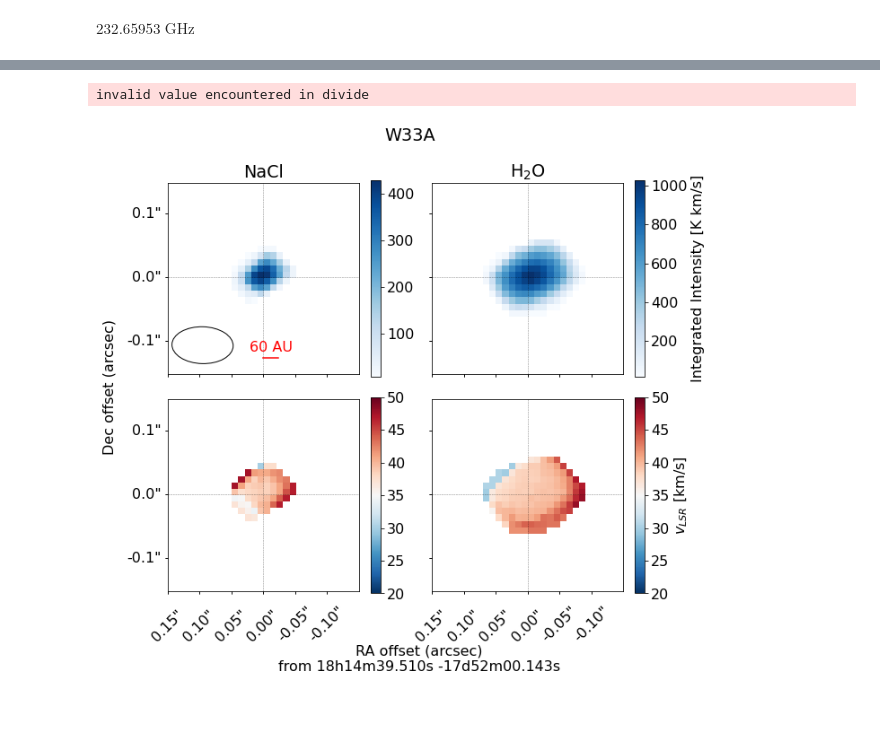
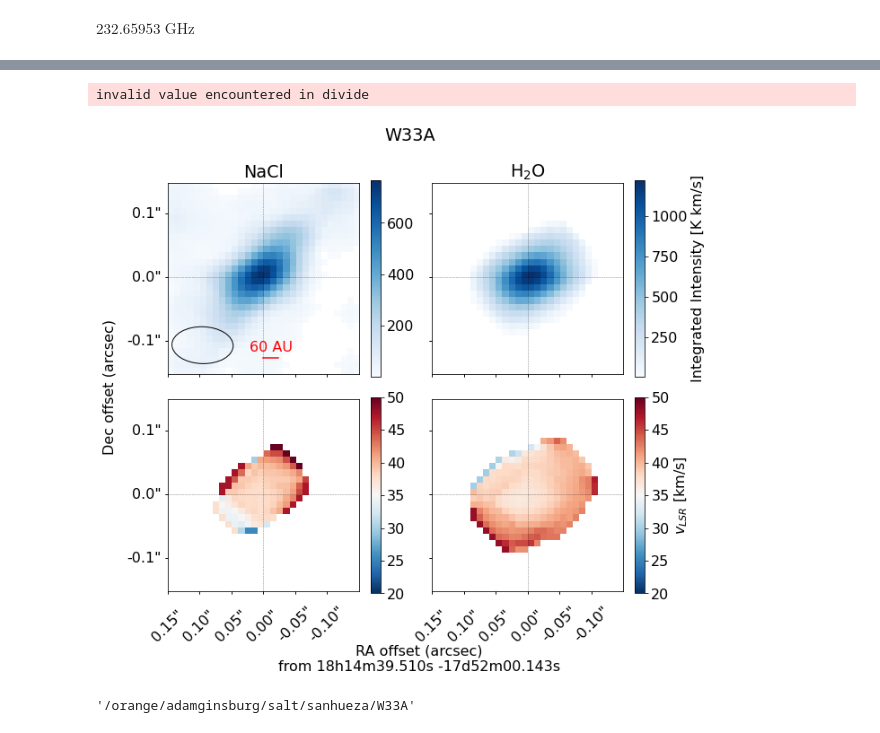
Before and after one commit to keflavich/saltmining, a Jupyter notebook: notebooks/SanhuezaW33.ipynb, the cells around one changed output, grey strips where cells are left out. Drawn from its saved outputs; the diff is of its cells as text; code cells hidden in the pictures.

```diff
--- a/notebooks/SanhuezaW33.ipynb
+++ b/notebooks/SanhuezaW33.ipynb
@@ -798,13 +889,15 @@ $232.65953 \; \mathrm{GHz}$
 from dask_image.ndmorph import binary_dilation, binary_erosion
 
 slcs = slice(None), slice(None), slice(None) #slice(4,-1), slice(6,-6)
-m3d = (stackc.subcube_from_regions(regvsm) > 15*u.K).include()
-m3d = scipy.ndimage.binary_erosion(m3d, iterations=1)
-m3d = scipy.ndimage.binary_dilation(m3d, iterations=2)
-#m3d = m3d.compute()
+m3dm0 = (stackc.subcube_from_regions(regvsm) > 5*u.K).include()
+m3dm0 = scipy.ndimage.binary_erosion(m3dm0, iterations=1)
+m3dm0 = scipy.ndimage.binary_dilation(m3dm0, iterations=2)
+m3dm1 = (stackc.subcube_from_regions(regvsm) > 10*u.K).include()
+m3dm1 = scipy.ndimage.binary_erosion(m3dm1, iterations=2)
+m3dm1 = scipy.ndimage.binary_dilation(m3dm1, iterations=3)
 
-m0 = stackc.subcube_from_regions(regvsm).with_mask(m3d)[slcs].moment0()
-m1 = stackc.subcube_from_regions(regvsm).with_mask(m3d)[slcs].moment1()
+m0 = stackc.subcube_from_regions(regvsm).with_mask(m3dm0)[slcs].moment0()
+m1 = stackc.subcube_from_regions(regvsm).with_mask(m3dm1)[slcs].moment1()
 
 pixscale_au = (stackc.wcs.proj_plane_pixel_area()**0.5 * distance).to(u.au, u.dimensionless_angles())
 
@@ -819,9 +912,9 @@ h2ocube = watercube = scube = (cube.subcube_from_regions(regvsm)
                              rest_value=restval)
          .spectral_slab(-20*u.km/u.s+vcen, 20*u.km/u.s+vcen))
 
-m3dw = (h2ocube > 20*u.K).include()
-m3dw = binary_erosion(m3dw, iterations=1)
-m3dw = binary_dilation(m3dw, iterations=2)
+m3dw = (h2ocube > 10*u.K).include()
+m3dw = binary_erosion(m3dw, iterations=2)
+m3dw = binary_dilation(m3dw, iterations=3)
 m3dw = m3dw.compute()
 
 m1h2o = scube.with_mask(m3dw)[slcs].moment1()
@@ -910,31 +1003,35 @@ ax4.overlay_coords['lat'].set_ticklabel_visible(False)
 
 pl.suptitle("W33A")
 blx = xc
 bly = 2
 ax1.plot([blx, blx+dp_60], [bly,bly], color='r')
 ax1.text(blx + dp_60/2, bly+1, f'60 AU', horizontalalignment='center', color='r')
 
 bm = stackc.beam
 bmell = bm.ellipse_to_plot(5, 4, pixscale)
 bmell.set_facecolor('none')
 bmell.set_edgecolor('k')
 ax1.add_artist(bmell)
 
 
 ax = fig.add_subplot(111,frameon=False)
 pl.tick_params(labelcolor='none', top=False, bottom=False, left=False, right=False)
 ax.set_xlabel(f"RA offset (arcsec)\nfrom {offset_loc.to_string('hmsdms', precision=3)}", labelpad=35)
 ax.set_ylabel("Dec offset (arcsec)", labelpad=25)
 
 
 pl.tight_layout()
 pl.savefig("W33A_m0m1_grid_ticks.png", bbox_inches='tight', dpi=300)
 
 #contrep,_ = reproject.reproject_interp(cont[0].hdu, m0.header)
 #for ax_ in (ax1,ax2,ax3,ax4):
 #    ax_.contour(contrep,
 #                levels=[0.01, 0.02, 0.03, 0.04], colors=['k']*5, linewidths=[0.5]*5)
 #pl.savefig("W33A_m0m1_grid_ticks_withcont.png", bbox_inches='tight', dpi=300)
 # %% [output]
 invalid value encountered in divide
-[figure, old version]
+[figure, new version]
+# %%
+pwd
+# %% [output]
+'/orange/adamginsburg/salt/sanhueza/W33A'
```
Also changed, not shown: parts of 1 cell of this notebook, 7 other files.
